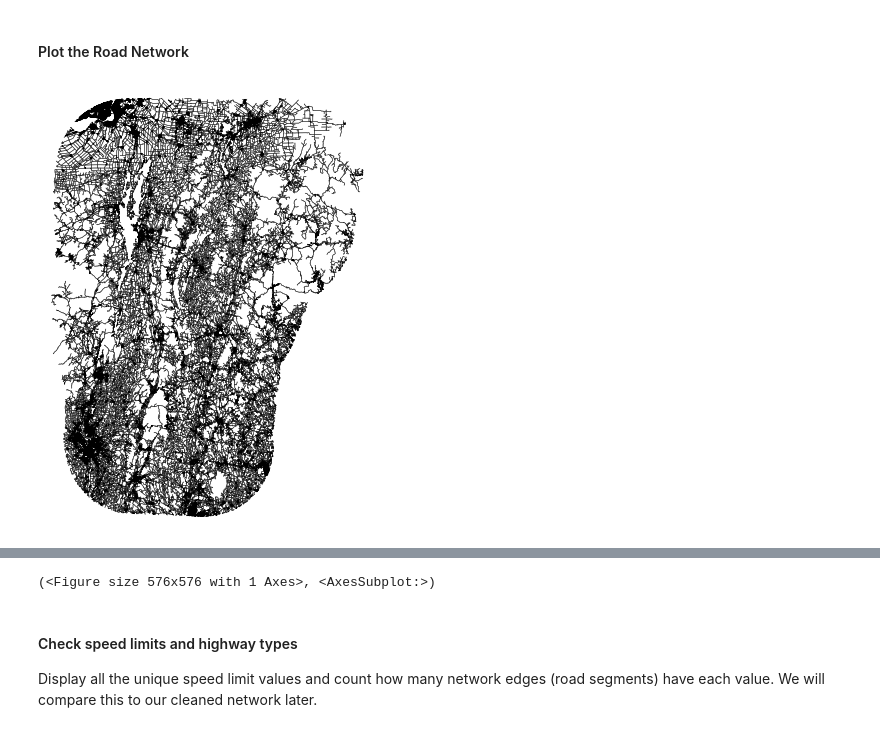
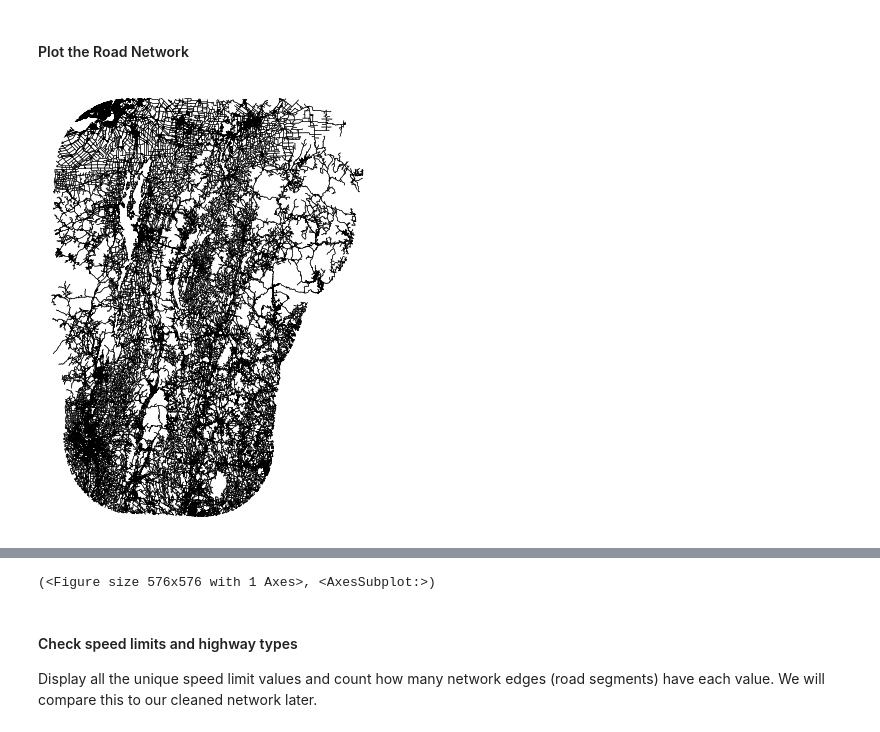
Before and after one commit to HEGSRR/OR-VT-Pharmacy, a Jupyter notebook: procedure/code/01_Pharmacy_Accessibility.ipynb, the cells around one changed output, grey strips where cells are left out. Drawn from its saved outputs; the diff is of its cells as text; code cells hidden in the pictures.

```diff
--- a/procedure/code/01_Pharmacy_Accessibility.ipynb
+++ b/procedure/code/01_Pharmacy_Accessibility.ipynb
@@ -368,6 +401,6 @@ Wall time: 1min 41s
 #### Plot the Road Network
 # %%
 %%time
-ox.plot_graph(G, node_size = 1, bgcolor = 'white', node_color = 'black', edge_color = "#333333", node_alpha = 0.2, edge_linewidth = 0.5)
+ox.plot_graph(G, node_size = 1, bgcolor = 'white', node_color = 'black', edge_color = 'black', node_alpha = 0.2, edge_linewidth = 0.5)
 # %% [output]
-[figure, old version]
+[figure, new version]
```
Also changed, not shown: parts of 54 cells of this notebook, 2 other files.
